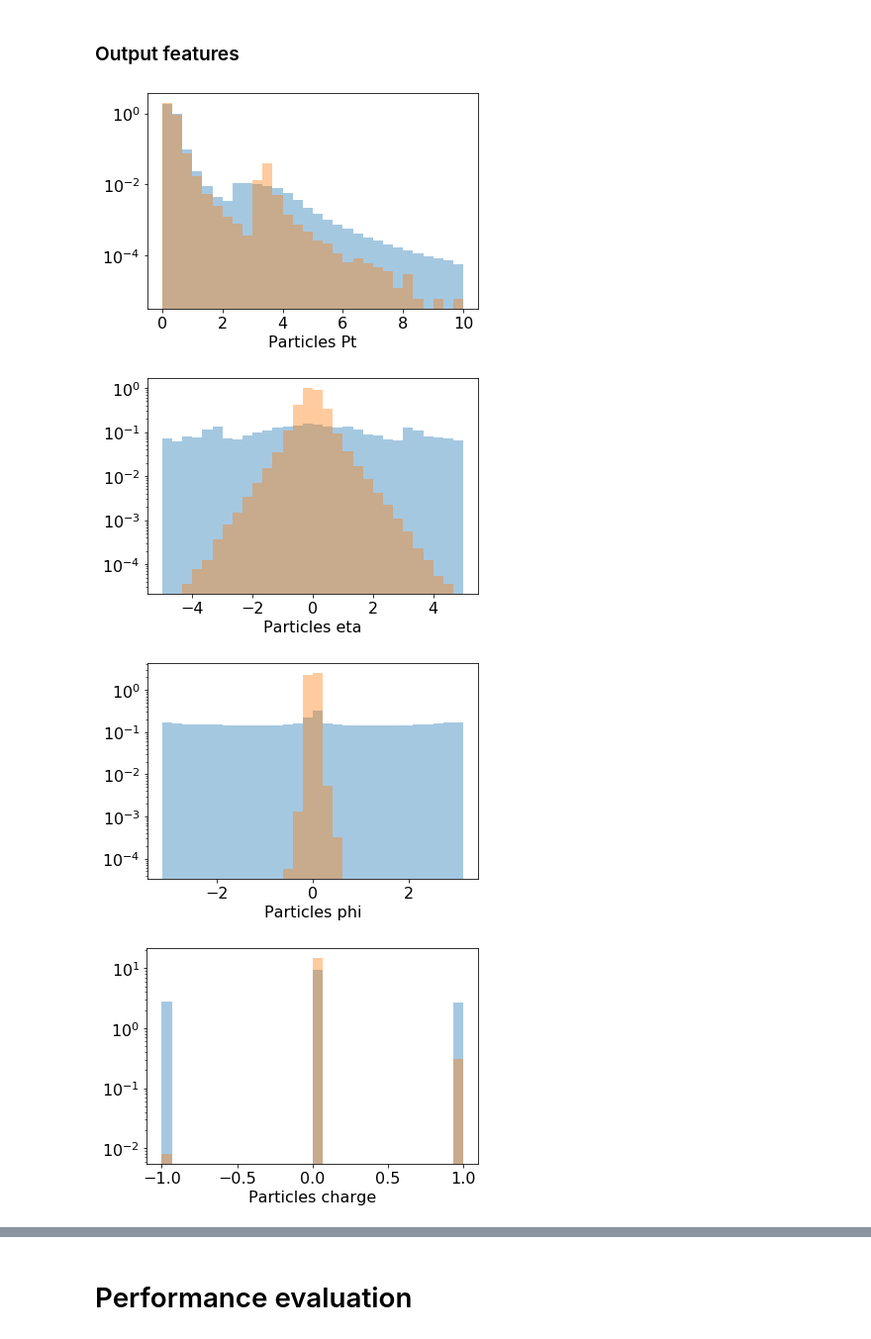
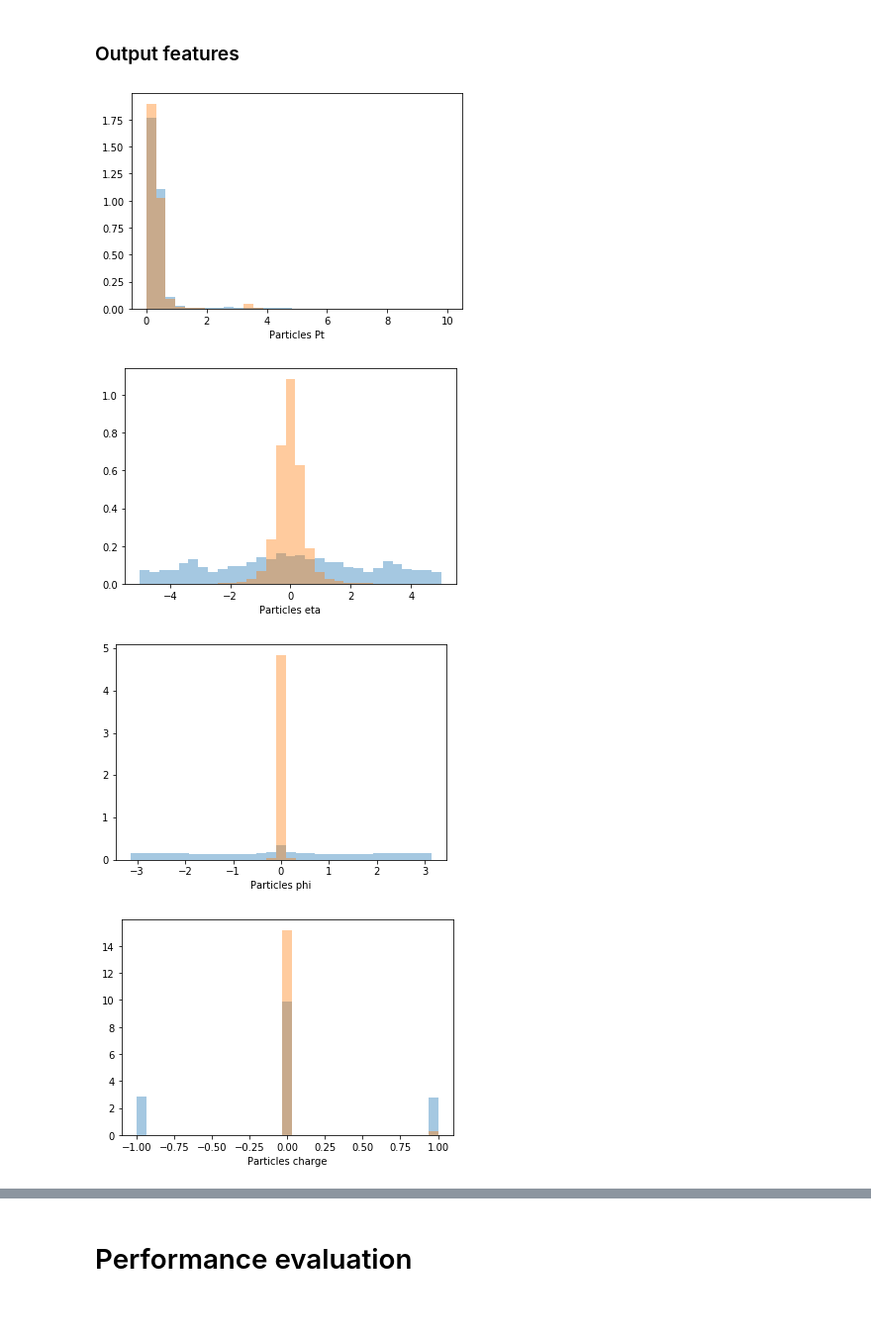
Before and after one commit to ocerri/ParticleBasedAnomalyDetection, a Jupyter notebook: denseAE/dAE_v8.ipynb, the cells around one changed output, grey strips where cells are left out. Shown: that part at 99% size. Drawn from its saved outputs; the diff is of its cells as text; code cells hidden in the pictures; blank space fills up the shorter version.

```diff
--- a/denseAE/dAE_v8.ipynb
+++ b/denseAE/dAE_v8.ipynb
@@ -548,25 +550,25 @@ for i in range(z.shape[1]):
 # %%
 for i in range(x.shape[2]):
     x_aux = x[:,:,i].flatten()
     if i < 3:
         xp_aux = x_prime[:,:,i].flatten()
     elif i==3:
         xp_aux = np.argmax(x_prime[:,:,6:9], axis=2)
         xp_aux = xp_aux.flatten() - 1
     elif i==4:
         xp_aux = np.argmax(x_prime[:,:,9:14], axis=2).flatten()
 
     f = plt.figure(i)
     r = (min(np.min(x_aux), np.min(xp_aux)), max(np.max(x_aux), np.max(xp_aux)))
     if i == 0:
         r = (0,10)
-    plt.hist(x_aux, bins=30, range=r, alpha=0.4, density=True)
-    plt.hist(xp_aux, bins=30, range=r, alpha=0.4, density=True)
+    plt.hist(x_aux, bins=31, range=r, alpha=0.4, density=True)
+    plt.hist(xp_aux, bins=31, range=r, alpha=0.4, density=True)
     plt.xlabel('Particles ' + dataset.feature_names[i])
-    plt.yscale('log')
+#     plt.yscale('log')
     dnd.append(f)
 # %% [output]
-[figure, old version]
+[figure, new version]
-[figure, old version]
+[figure, new version]
-[figure, old version]
+[figure, new version]
-[figure, old version]
+[figure, new version]
```
Also changed, not shown: parts of 8 cells of this notebook, 46 other files.
